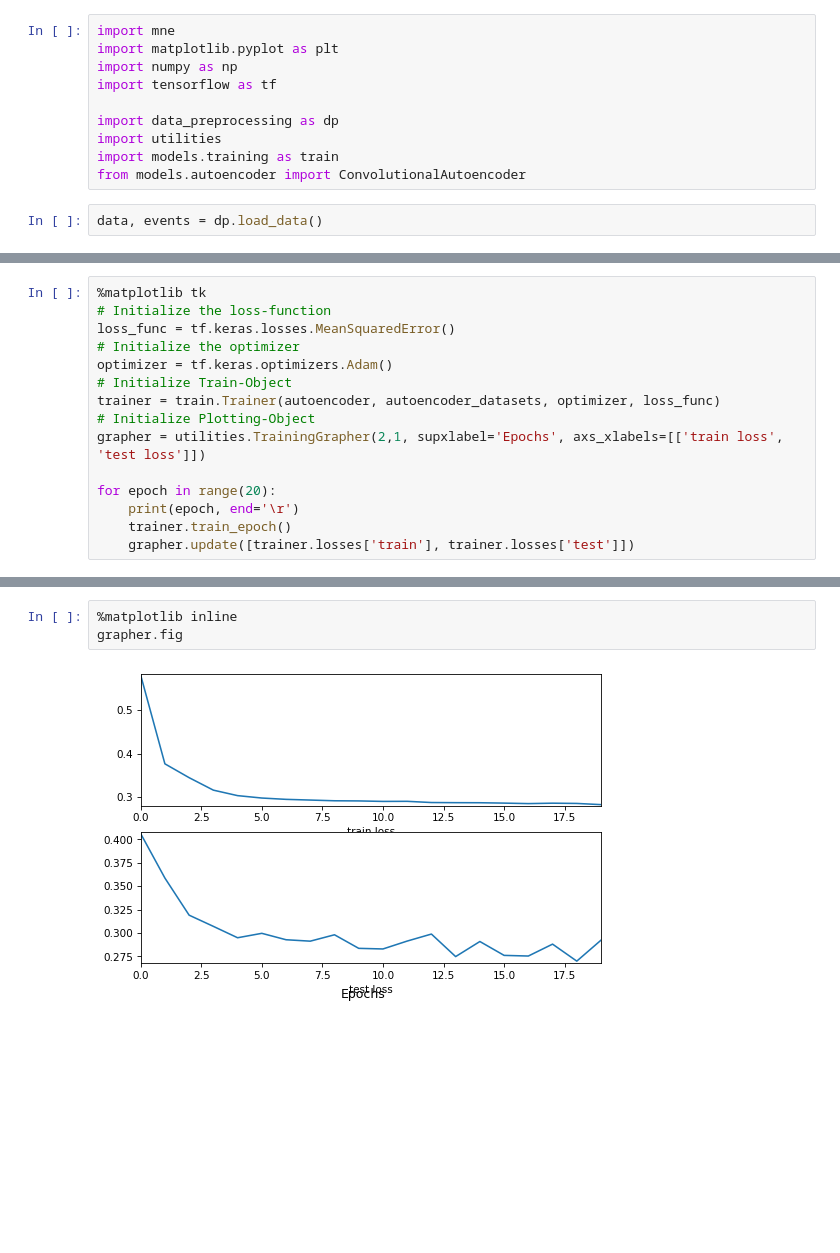
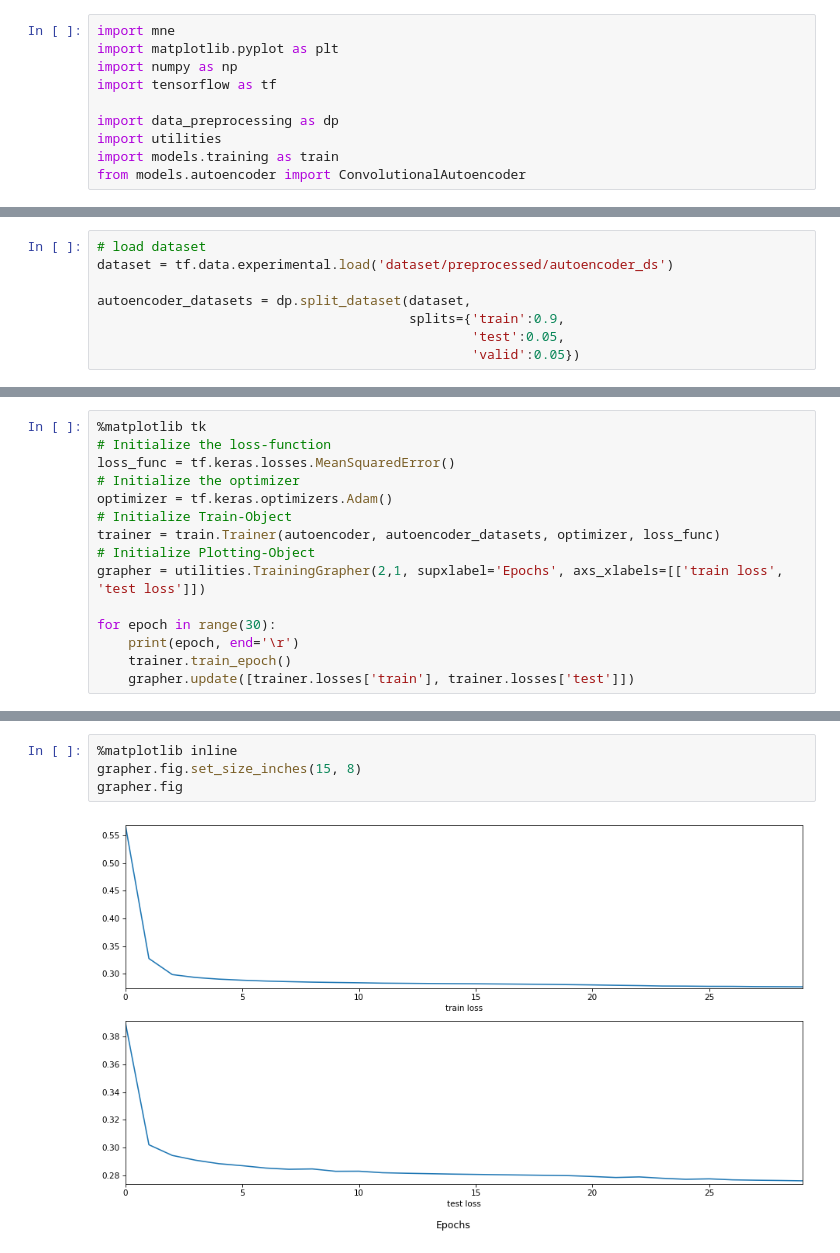
Before and after one commit to lucasld/inner_speech_decoding, a Jupyter notebook: autoencoding.ipynb, the cells around one changed output, grey strips where cells are left out. Saved outputs shown, nothing was run; the diff lists cells and outputs as text; blank space fills up the shorter version.

```diff
--- a/autoencoding.ipynb
+++ b/autoencoding.ipynb
@@ -8,5 +8,3 @@ import data_preprocessing as dp
 import utilities
 import models.training as train
 from models.autoencoder import ConvolutionalAutoencoder
-# %%
-data, events = dp.load_data()
@@ -41,0 +35,8 @@ maxCacheSize: 5.33 GB
+# %%
+# load dataset
+dataset = tf.data.experimental.load('dataset/preprocessed/autoencoder_ds')
+
+autoencoder_datasets = dp.split_dataset(dataset,
+                                        splits={'train':0.9,
+                                                'test':0.05,
+                                                'valid':0.05})
@@ -78,7 +81,7 @@ trainer = train.Trainer(autoencoder, autoencoder_datasets, optimizer, loss_func)
 # Initialize Plotting-Object
 grapher = utilities.TrainingGrapher(2,1, supxlabel='Epochs', axs_xlabels=[['train loss', 'test loss']])
 
-for epoch in range(20):
+for epoch in range(30):
     print(epoch, end='\r')
     trainer.train_epoch()
     grapher.update([trainer.losses['train'], trainer.losses['test']])
@@ -90,8 +93,9 @@ for epoch in range(20):
 # %%
 %matplotlib inline
+grapher.fig.set_size_inches(15, 8)
 grapher.fig
 # %% [output]
-[figure, old version]
+[figure, new version]
 # %%
 for i, t in autoencoder_datasets['valid'].take(1):
     out_enc = autoencoder.encoder(i)
```
Also changed, not shown: parts of 8 cells of this notebook.
